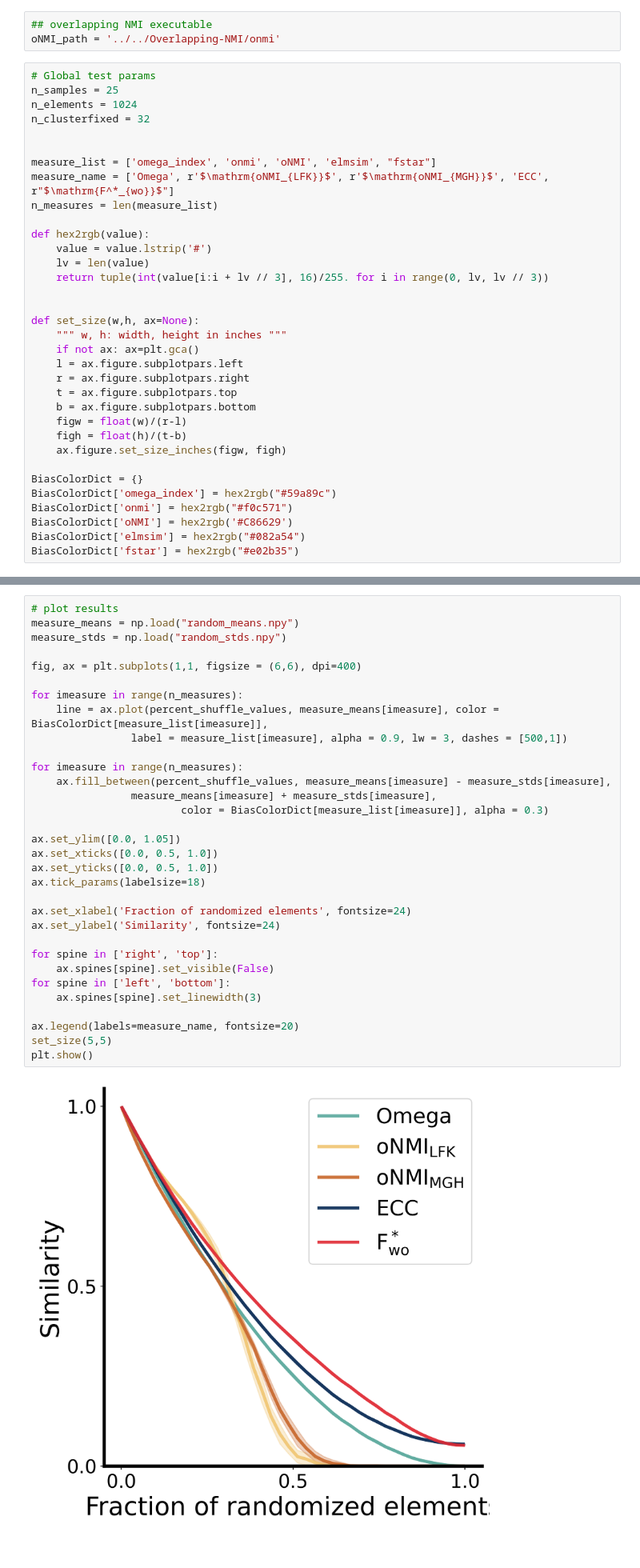
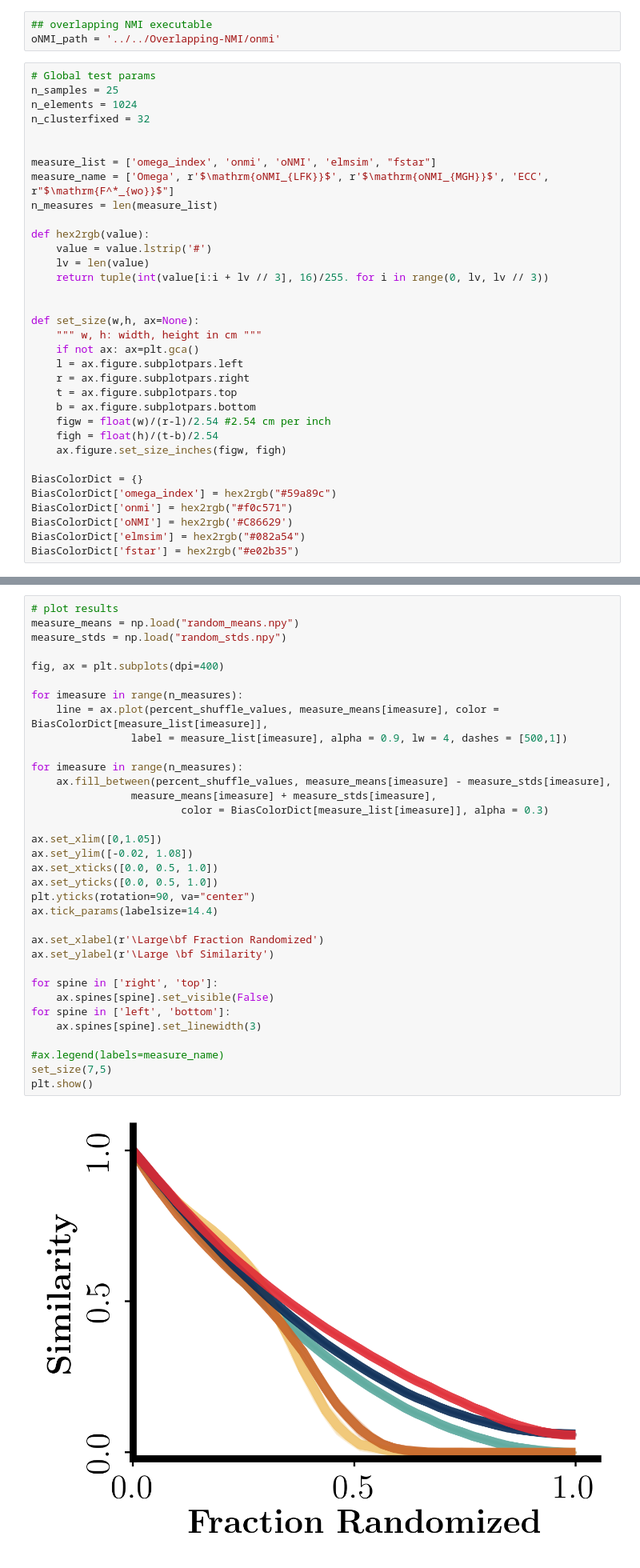
Before and after one commit to ryandewolfe33/Fstar, a Jupyter notebook: experiments/properties.ipynb, the cells around one changed output, grey strips where cells are left out. Shown at 80% size. Saved outputs shown, nothing was run; the diff lists cells and outputs as text.

Commit message:
Update scenario figures

```diff
--- a/experiments/properties.ipynb
+++ b/experiments/properties.ipynb
@@ -47,14 +53,14 @@ def hex2rgb(value):
 
 
 def set_size(w,h, ax=None):
-    """ w, h: width, height in inches """
+    """ w, h: width, height in cm """
     if not ax: ax=plt.gca()
     l = ax.figure.subplotpars.left
     r = ax.figure.subplotpars.right
     t = ax.figure.subplotpars.top
     b = ax.figure.subplotpars.bottom
-    figw = float(w)/(r-l)
-    figh = float(h)/(t-b)
+    figw = float(w)/(r-l)/2.54 #2.54 cm per inch
+    figh = float(h)/(t-b)/2.54
     ax.figure.set_size_inches(figw, figh)
 
 BiasColorDict = {}
@@ -149,36 +155,38 @@ Simulation Finished
 # %%
 # plot results
 measure_means = np.load("random_means.npy")
 measure_stds = np.load("random_stds.npy")
 
-fig, ax = plt.subplots(1,1, figsize = (6,6), dpi=400)
+fig, ax = plt.subplots(dpi=400)
 
 for imeasure in range(n_measures):
     line = ax.plot(percent_shuffle_values, measure_means[imeasure], color = BiasColorDict[measure_list[imeasure]],
-                label = measure_list[imeasure], alpha = 0.9, lw = 3, dashes = [500,1])
+                label = measure_list[imeasure], alpha = 0.9, lw = 4, dashes = [500,1])
 
 for imeasure in range(n_measures):
     ax.fill_between(percent_shuffle_values, measure_means[imeasure] - measure_stds[imeasure],
                 measure_means[imeasure] + measure_stds[imeasure],
                         color = BiasColorDict[measure_list[imeasure]], alpha = 0.3)
 
-ax.set_ylim([0.0, 1.05])
+ax.set_xlim([0,1.05])
+ax.set_ylim([-0.02, 1.08])
 ax.set_xticks([0.0, 0.5, 1.0])
 ax.set_yticks([0.0, 0.5, 1.0])
-ax.tick_params(labelsize=18)
+plt.yticks(rotation=90, va="center")
+ax.tick_params(labelsize=14.4)
 
-ax.set_xlabel('Fraction of randomized elements', fontsize=24)
-ax.set_ylabel('Similarity', fontsize=24)
+ax.set_xlabel(r'\Large\bf Fraction Randomized')
+ax.set_ylabel(r'\Large \bf Similarity')
 
 for spine in ['right', 'top']:
     ax.spines[spine].set_visible(False)
 for spine in ['left', 'bottom']:
     ax.spines[spine].set_linewidth(3)
 
-ax.legend(labels=measure_name, fontsize=20)
-set_size(5,5)
+#ax.legend(labels=measure_name)
+set_size(7,5)
 plt.show()
 # %% [output]
-[figure, old version]
+[figure, new version]
 # %% [markdown]
 # Example 2
```
Also changed, not shown: parts of 15 cells of this notebook, 1 other file.
